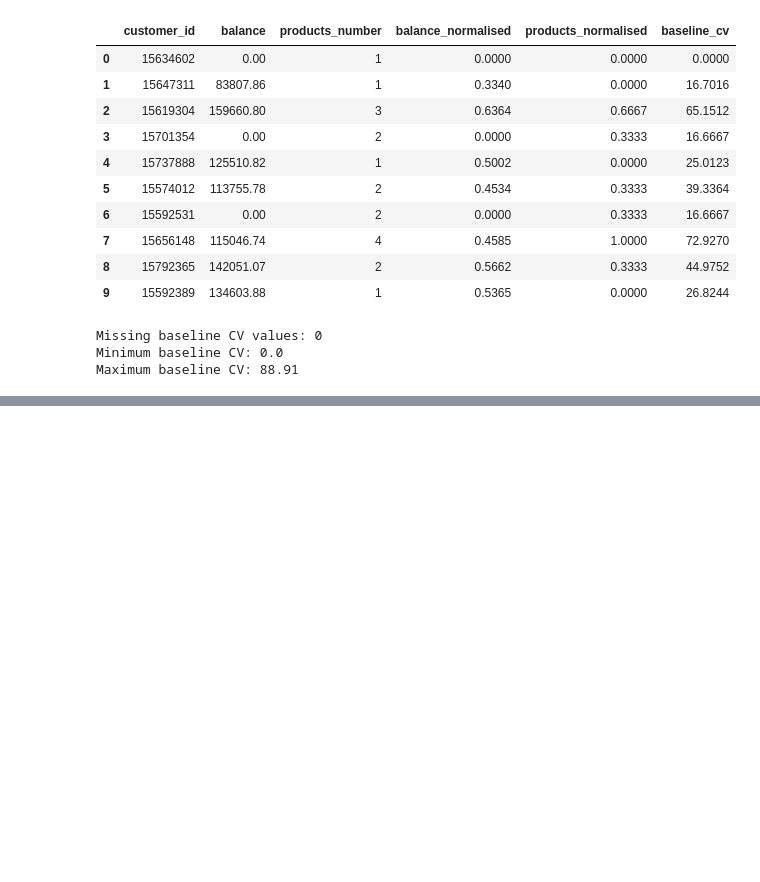
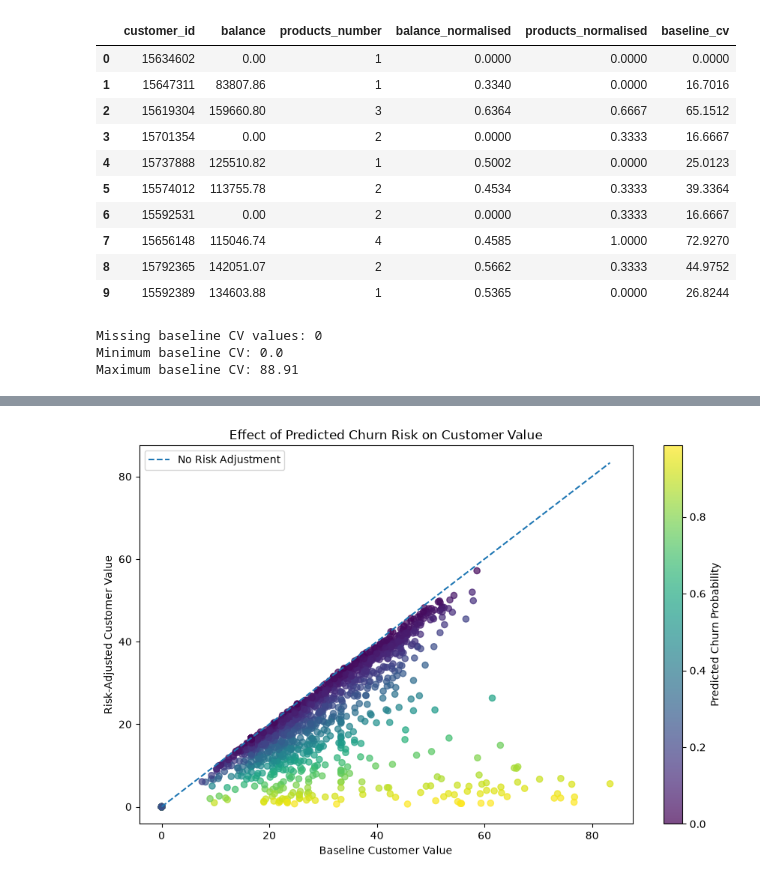
Before and after one commit to ann-fernee/bank-churn-risk-adjusted-cv, a Jupyter notebook: notebooks/churn_risk_adjusted_cv.ipynb, the cells around one changed output, grey strips where cells are left out. Drawn from its saved outputs; the diff is of its cells as text; code cells hidden in the pictures; blank space fills up the shorter version.

Commit message:
Complete churn risk-adjusted customer value framework evaluation

```diff
--- a/notebooks/churn_risk_adjusted_cv.ipynb
+++ b/notebooks/churn_risk_adjusted_cv.ipynb
@@ -2411,0 +3170,48 @@ Maximum baseline CV: 88.91
+# %%
+# --------------------------------------------------
+# Visualise Baseline CV vs Risk-Adjusted CV
+# --------------------------------------------------
+
+plt.figure(figsize=(9, 6))
+
+scatter = plt.scatter(
+    framework_results["baseline_cv"],
+    framework_results["risk_adjusted_cv"],
+    c=framework_results["predicted_churn_probability"],
+    cmap="viridis",
+    alpha=0.7,
+    s=35
+)
+
+# Reference line: no risk adjustment
+max_cv = framework_results["baseline_cv"].max()
+
+plt.plot(
+    [0, max_cv],
+    [0, max_cv],
+    linestyle="--",
+    linewidth=1.5,
+    label="No Risk Adjustment"
+)
+
+plt.colorbar(
+    scatter,
+    label="Predicted Churn Probability"
+)
+
+plt.xlabel("Baseline Customer Value")
+plt.ylabel("Risk-Adjusted Customer Value")
+plt.title("Effect of Predicted Churn Risk on Customer Value")
+
+plt.legend()
+plt.tight_layout()
+
+plt.savefig(
+    "../outputs/figures/baseline_vs_risk_adjusted_cv.png",
+    dpi=300,
+    bbox_inches="tight"
+)
+
+plt.show()
+# %% [output]
+[figure, added]
```
Also changed, not shown: parts of 19 cells of this notebook, 3 other files.
